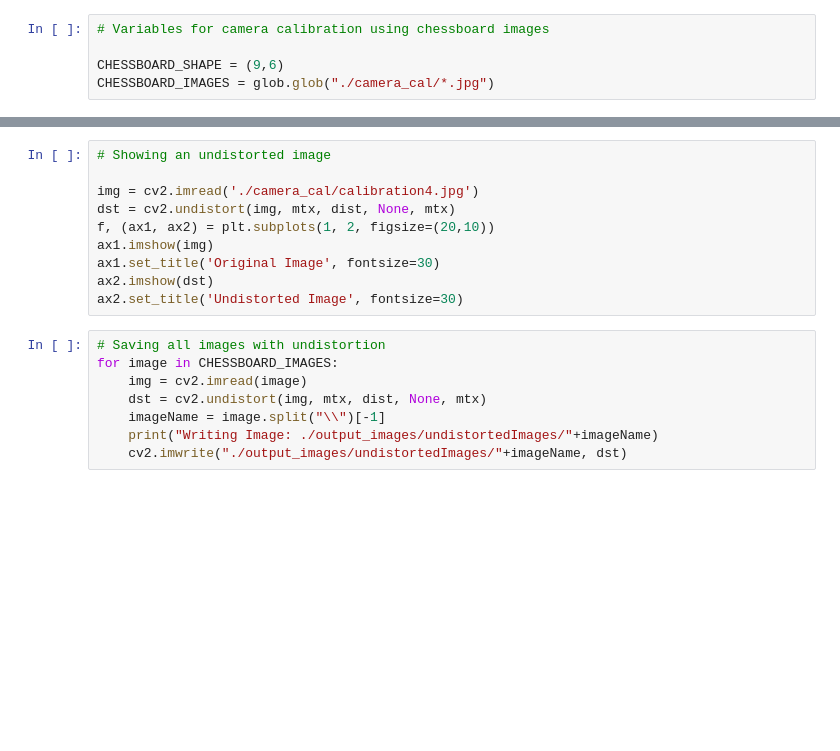
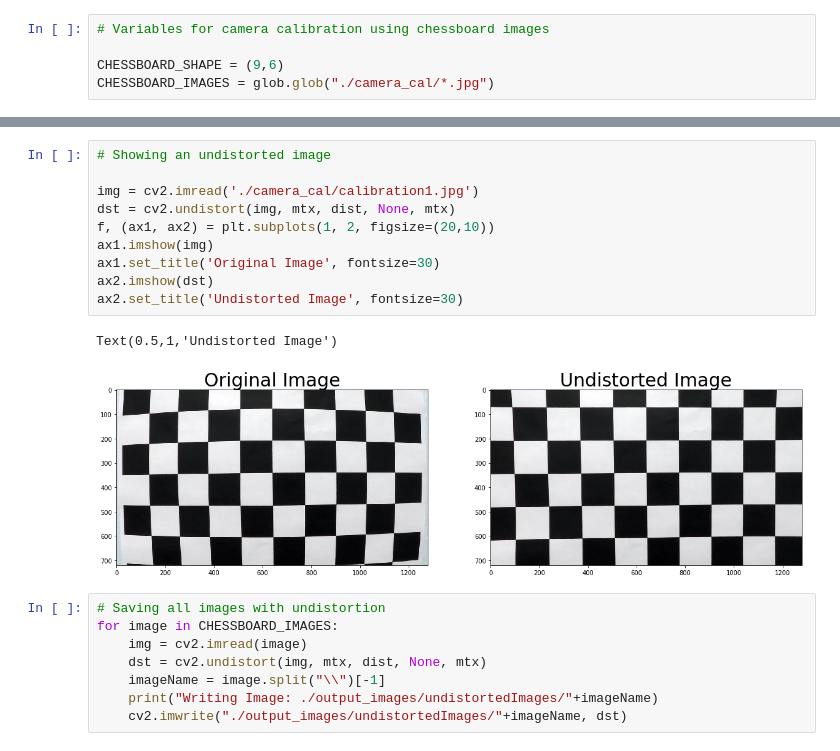
Before and after one commit to kushshukla24/P4_AdvancedLaneLineDetection, a Jupyter notebook: P4_AdvanceLaneLineDetection.ipynb, the cells around one changed output, grey strips where cells are left out. Drawn from its saved outputs; the diff is of its cells as text; blank space fills up the shorter version.

```diff
--- a/P4_AdvanceLaneLineDetection.ipynb
+++ b/P4_AdvanceLaneLineDetection.ipynb
@@ -99,13 +98,16 @@ NameError: name 'obj_points' is not defined
 # %%
 # Showing an undistorted image
 
-img = cv2.imread('./camera_cal/calibration4.jpg')
+img = cv2.imread('./camera_cal/calibration1.jpg')
 dst = cv2.undistort(img, mtx, dist, None, mtx)
 f, (ax1, ax2) = plt.subplots(1, 2, figsize=(20,10))
 ax1.imshow(img)
 ax1.set_title('Original Image', fontsize=30)
 ax2.imshow(dst)
 ax2.set_title('Undistorted Image', fontsize=30)
+# %% [output]
+Text(0.5,1,'Undistorted Image')
+[figure, added]
 # %%
 # Saving all images with undistortion
 for image in CHESSBOARD_IMAGES:
```
Also changed, not shown: parts of 35 cells of this notebook.
